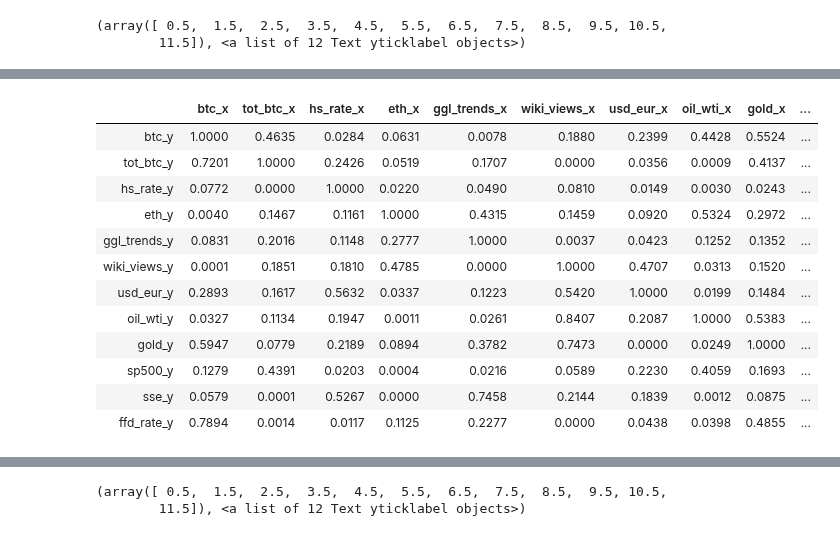
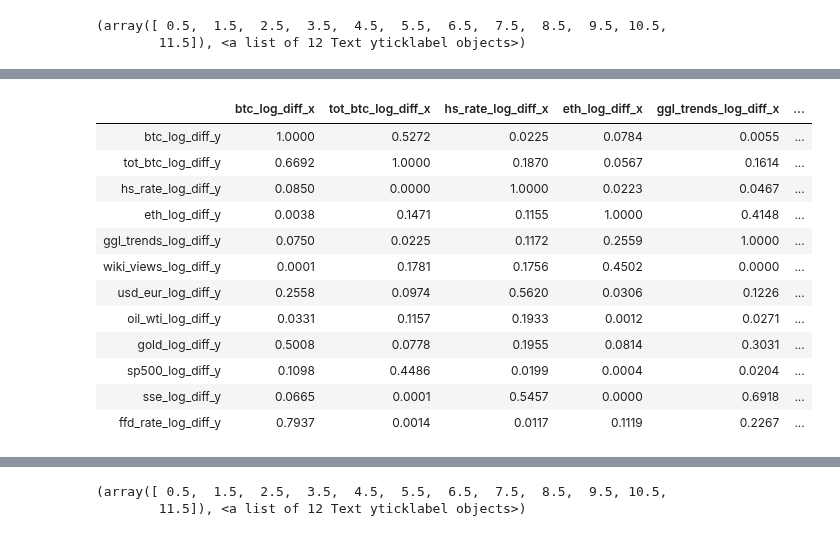
Before and after one commit to jochenmadler/BA_TimeSeriesAnalysis, a Jupyter notebook: M4.ipynb, the cells around one changed output, grey strips where cells are left out. Cells and saved outputs as stored; diff of their text form; code cells hidden in the pictures.

```diff
--- a/M4.ipynb
+++ b/M4.ipynb
@@ -239,13 +336,3 @@ Trend: Constant
 Critical Values: -3.44 (1%), -2.86 (5%), -2.57 (10%)
 Null Hypothesis: The process contains a unit root.
 Alternative Hypothesis: The process is weakly stationary.
-# %%
-# take first differences of log time series and relabel columns
-df_log_diff1 = df_log.diff().dropna()
-new_cols = list()
-for i in df_log_diff1.columns:
-    new_cols.append(i+'_diff')
-df_log_diff1.columns = new_cols
-
-# plot first differences log time series
-fig_4 = plot_df(df_log_diff1)
@@ -260,8 +338,0 @@ stationarity_tests(df_log_diff1, latex=True)
-# %%
-# split df in X_train and X_test set
-train_size = int(len(df_log_diff1) * 0.8)
-X_train, X_test = df[0:train_size], df[train_size:]
-print('df:\t\t',len(df))
-print('X_train:\t',len(X_train))
-print('X_test:\t\t',len(X_test))
-print('Sum train+test:\t', len(X_train)+len(X_test))
@@ -273,4 +338,0 @@ Sum train+test:  1112
-# %%
-# make X_train stationary: log and first differences - do *not* drop 1st NA-value
-X_train = np.log(X_train.copy()).diff()
-X_train
@@ -292,8 +339,8 @@ X_train
 # %%
-# granger causality test with transformed, stationary time series
+# granger causality test on a df
 # code taken from: https://stackoverflow.com/questions/58005681/is-it-possible-to-run-a-vector-autoregression-analysis-on-a-large-gdp-data-with
 from statsmodels.tsa.stattools import grangercausalitytests
-maxlag=12
+maxlag=15
 test = 'ssr-chi2test'
 def grangers_causality_matrix(X_train, variables, test = 'ssr_chi2test', verbose=False):
     dataset = pd.DataFrame(np.zeros((len(variables), len(variables))), columns=variables, index=variables)
@@ -308,20 +355,20 @@ def grangers_causality_matrix(X_train, variables, test = 'ssr_chi2test', verbose
     dataset.index = [var + '_y' for var in variables]
     return dataset
 # %%
-# perform granger causality test each on each
-granger_causality_matrix = grangers_causality_matrix(X_train[1:], variables = X_train.columns)
-granger_causality_matrix
+# perform granger causality test each on each based on df_train_log_diff
+granger_causality_matrix = grangers_causality_matrix(df_train_log_diff[1:], variables = df_train_log_diff.columns)
+granger_causality_matrix.round(4)
 # %% [output]
-|  | btc_x | tot_btc_x | hs_rate_x | eth_x | ggl_trends_x | wiki_views_x | usd_eur_x | oil_wti_x | gold_x | ... |
-| btc_y | 1.0000 | 0.4635 | 0.0284 | 0.0631 | 0.0078 | 0.1880 | 0.2399 | 0.4428 | 0.5524 | ... |
-| tot_btc_y | 0.7201 | 1.0000 | 0.2426 | 0.0519 | 0.1707 | 0.0000 | 0.0356 | 0.0009 | 0.4137 | ... |
-| hs_rate_y | 0.0772 | 0.0000 | 1.0000 | 0.0220 | 0.0490 | 0.0810 | 0.0149 | 0.0030 | 0.0243 | ... |
-| eth_y | 0.0040 | 0.1467 | 0.1161 | 1.0000 | 0.4315 | 0.1459 | 0.0920 | 0.5324 | 0.2972 | ... |
-| ggl_trends_y | 0.0831 | 0.2016 | 0.1148 | 0.2777 | 1.0000 | 0.0037 | 0.0423 | 0.1252 | 0.1352 | ... |
-| wiki_views_y | 0.0001 | 0.1851 | 0.1810 | 0.4785 | 0.0000 | 1.0000 | 0.4707 | 0.0313 | 0.1520 | ... |
-| usd_eur_y | 0.2893 | 0.1617 | 0.5632 | 0.0337 | 0.1223 | 0.5420 | 1.0000 | 0.0199 | 0.1484 | ... |
-| oil_wti_y | 0.0327 | 0.1134 | 0.1947 | 0.0011 | 0.0261 | 0.8407 | 0.2087 | 1.0000 | 0.5383 | ... |
-| gold_y | 0.5947 | 0.0779 | 0.2189 | 0.0894 | 0.3782 | 0.7473 | 0.0000 | 0.0249 | 1.0000 | ... |
-| sp500_y | 0.1279 | 0.4391 | 0.0203 | 0.0004 | 0.0216 | 0.0589 | 0.2230 | 0.4059 | 0.1693 | ... |
-| sse_y | 0.0579 | 0.0001 | 0.5267 | 0.0000 | 0.7458 | 0.2144 | 0.1839 | 0.0012 | 0.0875 | ... |
-| ffd_rate_y | 0.7894 | 0.0014 | 0.0117 | 0.1125 | 0.2277 | 0.0000 | 0.0438 | 0.0398 | 0.4855 | ... |
+|  | btc_log_diff_x | tot_btc_log_diff_x | hs_rate_log_diff_x | eth_log_diff_x | ggl_trends_log_diff_x | ... |
+| btc_log_diff_y | 1.0000 | 0.5272 | 0.0225 | 0.0784 | 0.0055 | ... |
+| tot_btc_log_diff_y | 0.6692 | 1.0000 | 0.1870 | 0.0567 | 0.1614 | ... |
+| hs_rate_log_diff_y | 0.0850 | 0.0000 | 1.0000 | 0.0223 | 0.0467 | ... |
+| eth_log_diff_y | 0.0038 | 0.1471 | 0.1155 | 1.0000 | 0.4148 | ... |
+| ggl_trends_log_diff_y | 0.0750 | 0.0225 | 0.1172 | 0.2559 | 1.0000 | ... |
+| wiki_views_log_diff_y | 0.0001 | 0.1781 | 0.1756 | 0.4502 | 0.0000 | ... |
+| usd_eur_log_diff_y | 0.2558 | 0.0974 | 0.5620 | 0.0306 | 0.1226 | ... |
+| oil_wti_log_diff_y | 0.0331 | 0.1157 | 0.1933 | 0.0012 | 0.0271 | ... |
+| gold_log_diff_y | 0.5008 | 0.0778 | 0.1955 | 0.0814 | 0.3031 | ... |
+| sp500_log_diff_y | 0.1098 | 0.4486 | 0.0199 | 0.0004 | 0.0204 | ... |
+| sse_log_diff_y | 0.0665 | 0.0001 | 0.5457 | 0.0000 | 0.6918 | ... |
+| ffd_rate_log_diff_y | 0.7937 | 0.0014 | 0.0117 | 0.1119 | 0.2267 | ... |
```
Also changed, not shown: parts of 24 cells of this notebook.
